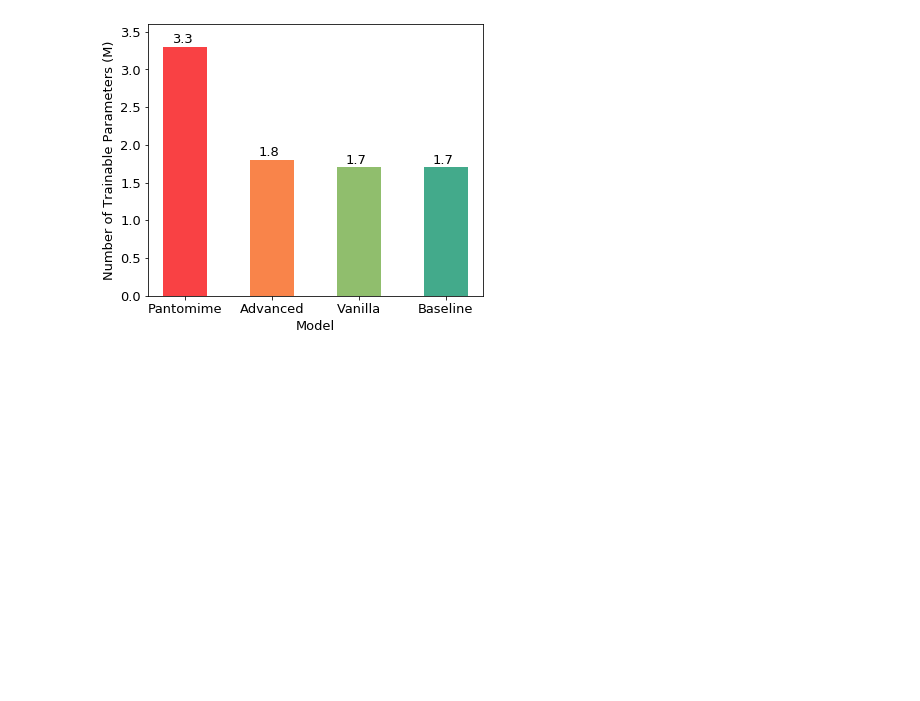
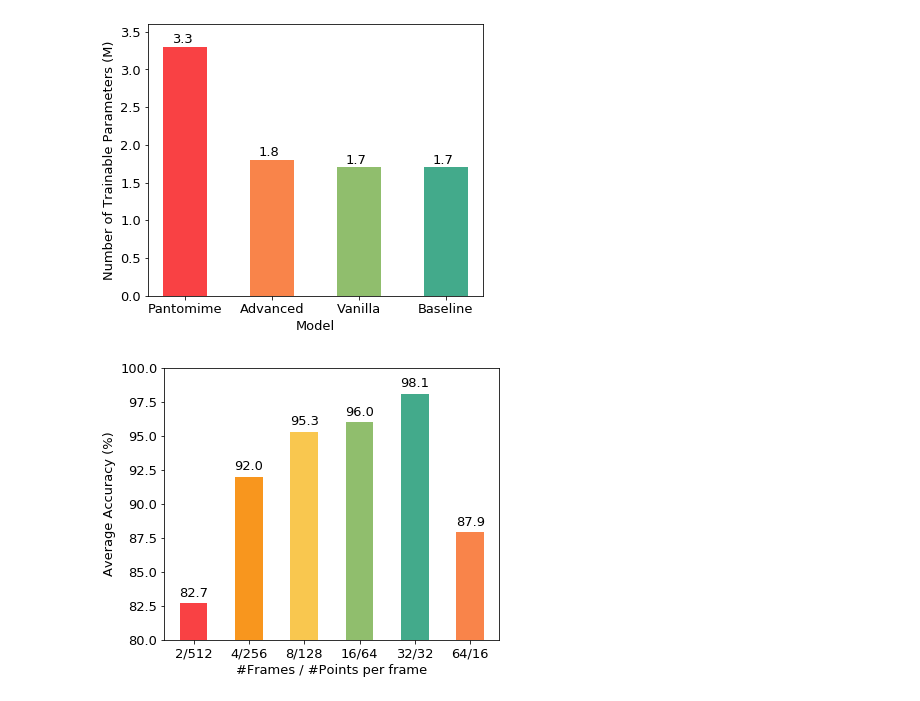
Before and after one commit to dariush-salami/attention-based-edge-convolution, a Jupyter notebook: analysis/metrics.ipynb, the cells around one changed output. Cells and saved outputs as stored; diff of their text form; code cells hidden in the pictures; blank space fills up the shorter version.

```diff
--- a/analysis/metrics.ipynb
+++ b/analysis/metrics.ipynb
@@ -395,3 +395,30 @@ plt.ylabel("Number of Trainable Parameters (M)")
 plt.savefig('trainable_parameters.png', dpi=400, transparent=True)
 # %% [output]
 [figure]
+# %%
+font = {'weight' : 'normal',
+        'size'   : 13}
+
+matplotlib.rc('font', **font)
+
+frame_point_acc = [82.7, 92.0, 95.3, 96.0, 98.1, 87.9]
+frame_point_auc = [97.9, 99.7, 99.9, 99.9, 100, 99.3]
+frame_points = ['2/512', '4/256', '8/128', '16/64', '32/32', '64/16']
+frame_point_indices = range(len(frame_points))
+colors = ['#f94144', '#f8961e', '#f9c74f', '#90be6d', '#43aa8b', '#f9844a']
+
+fig = plt.figure(figsize = (6, 5))
+
+plt.bar(frame_point_indices, frame_point_acc, width = 0.5, color=colors)
+plt.xticks(frame_point_indices, frame_points)
+xlocs, xlabs = plt.xticks()
+for i, v in enumerate(frame_point_acc):
+    plt.text(xlocs[i] - 0.26, v + .5, str(v))
+axes = plt.gca()
+axes.set_ylim([80, 100])
+plt.xlabel("#Frames / #Points per frame")
+plt.ylabel("Average Accuracy (%)")
+# plt.show()
+plt.savefig('frame_point.pdf', dpi=400, transparent=True, bbox_inches='tight')
+# %% [output]
+[figure, added]
```
Also changed, not shown: parts of 2 cells of this notebook, 2 other files.
